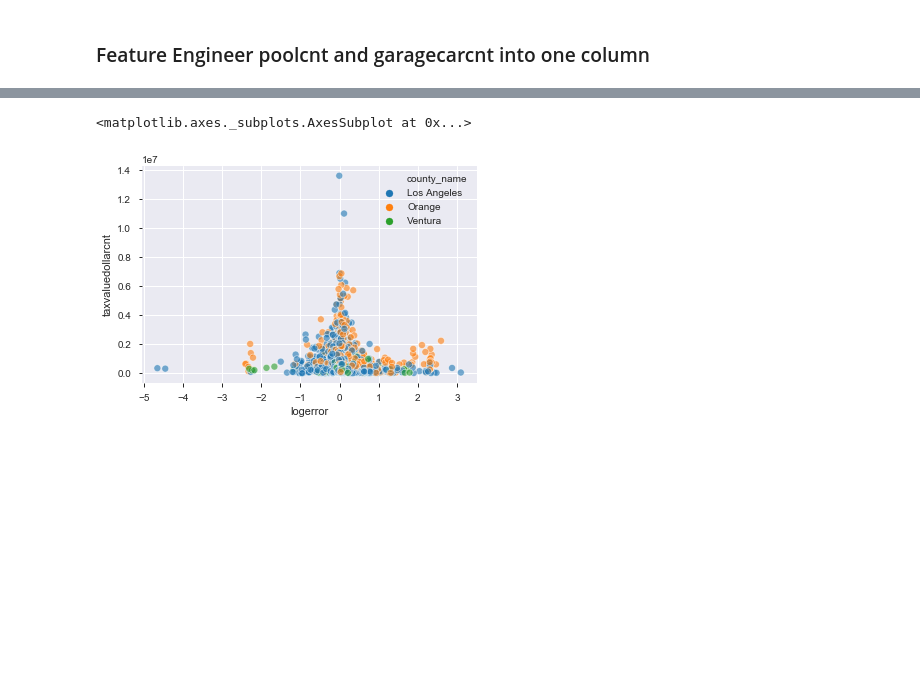
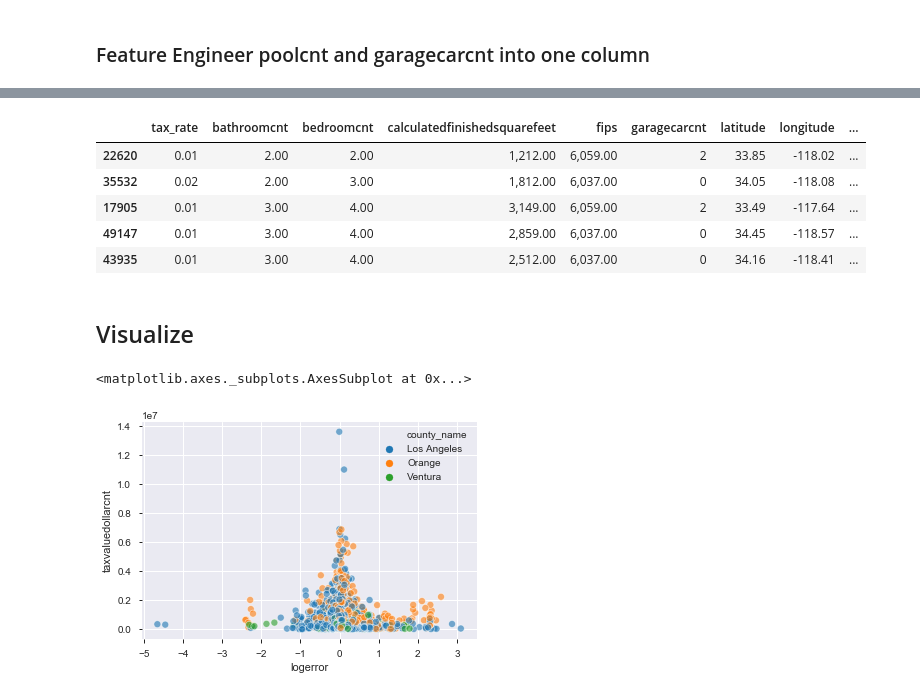
Before and after one commit to FJ-Zillow-Org/Zillow, a Jupyter notebook: deliverable-faith.ipynb, the cells around one changed output, grey strips where cells are left out. Drawn from its saved outputs; the diff is of its cells as text; code cells hidden in the pictures; blank space fills up the shorter version.

Commit message:
Commit extras column for pool and gargage

```diff
--- a/deliverable-faith.ipynb
+++ b/deliverable-faith.ipynb
@@ -443 +449,3 @@ train["poolcnt"].value_counts().sort_index(ascending=True)
 Name: poolcnt, dtype: int64
+# %%
+train["garagecarcnt"] = train["garagecarcnt"].astype(int)
@@ -444,3 +466,33 @@ Name: poolcnt, dtype: int64
+# %%
+# defines conditions to compute the correct value for extras
+
+conditions = [
+    (train["poolcnt"] == 0) & (train["garagecarcnt"] == 0),
+    (train["poolcnt"] > 0) & (train["garagecarcnt"] == 0),
+    (train["poolcnt"] == 0) & (train["garagecarcnt"] > 0),
+    (train["poolcnt"] > 0) & (train["garagecarcnt"] > 0)
+]
+# %%
+# defines value to put in extras column based on conditions above
+
+outputs = [0, 1, 1, 2]
+# %%
+# Create new columns that has a 0 if a home has neither pool nor garage
+#                               1 if a home has either pool or garage
+#                               2 if a home has both pool and garage
+
+train["extras"] = np.select(conditions, outputs, 'Other')
+# %%
+train.head()
+# %% [output]
+|  | tax_rate | bathroomcnt | bedroomcnt | calculatedfinishedsquarefeet | fips | garagecarcnt | latitude | longitude | ... |
+| 22620 | 0.01 | 2.00 | 2.00 | 1,212.00 | 6,059.00 | 2 | 33.85 | -118.02 | ... |
+| 35532 | 0.02 | 2.00 | 3.00 | 1,812.00 | 6,037.00 | 0 | 34.05 | -118.08 | ... |
+| 17905 | 0.01 | 3.00 | 4.00 | 3,149.00 | 6,059.00 | 2 | 33.49 | -117.64 | ... |
+| 49147 | 0.01 | 3.00 | 4.00 | 2,859.00 | 6,037.00 | 0 | 34.45 | -118.57 | ... |
+| 43935 | 0.01 | 3.00 | 4.00 | 2,512.00 | 6,037.00 | 0 | 34.16 | -118.41 | ... |
+# %% [markdown]
+## Visualize
 # %%
 sns.scatterplot(data=train, x="logerror", y="taxvaluedollarcnt", hue="county_name", hue_order=["Los Angeles", "Orange", "Ventura"], alpha=.6)
 # %% [output]
```
Also changed, not shown: parts of 9 cells of this notebook.
